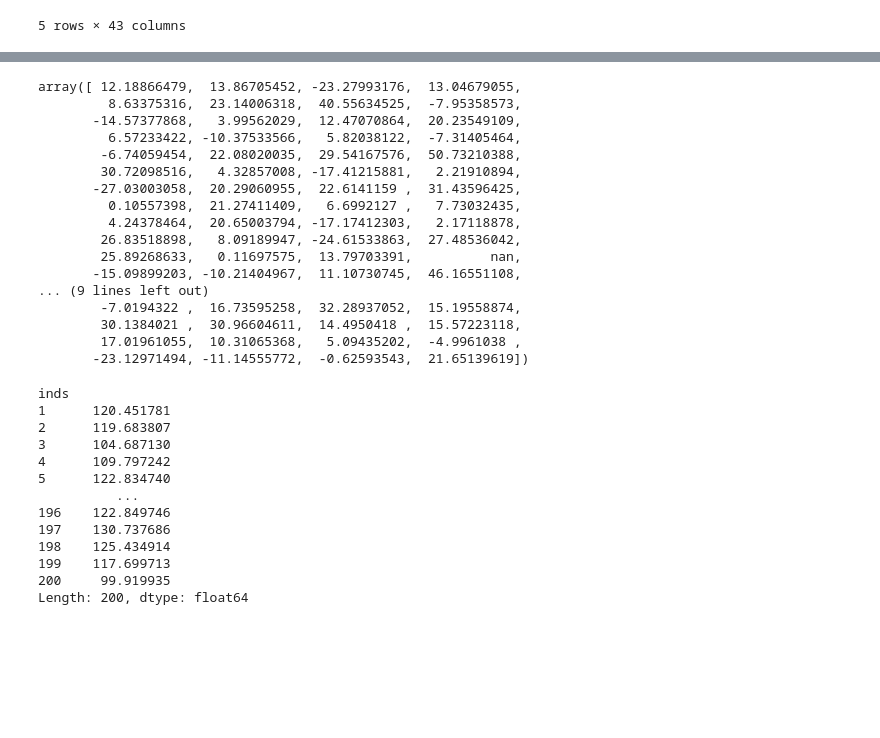
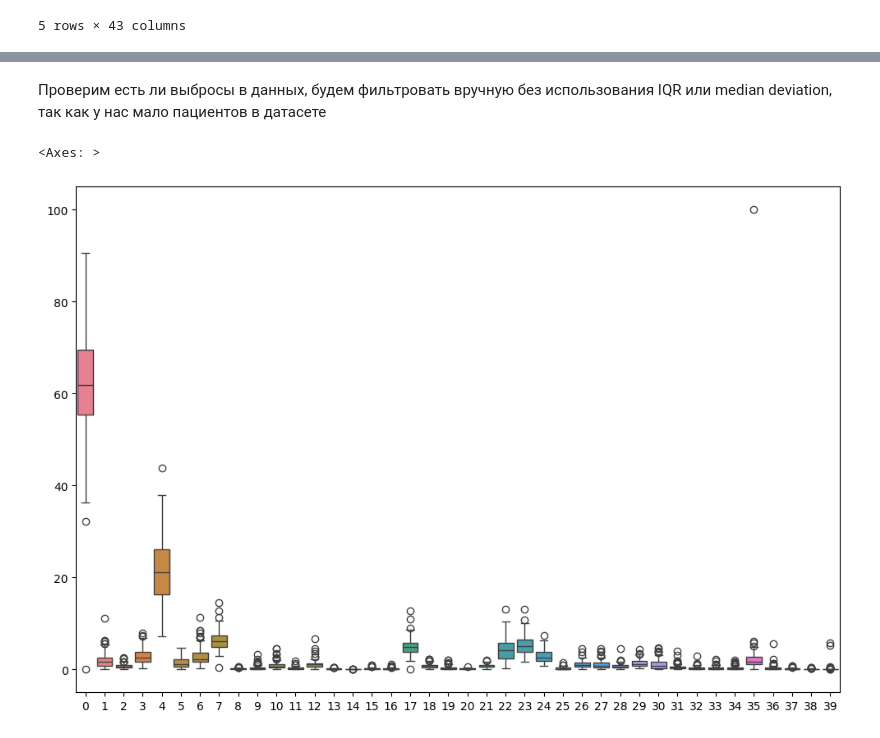
Before and after one commit to GlitchyHydra/boston_gene_test, a Jupyter notebook: task3.ipynb, the cells around one changed output, grey strips where cells are left out. Drawn from its saved outputs; the diff is of its cells as text; code cells hidden in the pictures; blank space fills up the shorter version.

```diff
--- a/task3.ipynb
+++ b/task3.ipynb
@@ -53,0 +93,3 @@ Name: Neutrophils, Length: 100, dtype: float64
+# %%
+df = df.loc[df['donor_num'] != 30]
+df.head()
@@ -53,0 +111,3 @@ Name: Neutrophils, Length: 100, dtype: float64
+# %%
+cols_only_predictors = df.columns[~df.columns.isin(['response', 'donor_num', 'Time point'])]
+cols_only_predictors
@@ -54,43 +130,9 @@ Name: Neutrophils, Length: 100, dtype: float64
+# %%
+rcParams['figure.figsize'] = 12,8
+# %% [markdown]
+Проверим есть ли выбросы в данных, будем фильтровать вручную без использования IQR или median deviation, так как у нас мало пациентов в датасете
 # %%
-df.loc[df['Time point'] == 2, 'Neutrophils'].to_numpy() - df.loc[df['Time point'] == 1, 'Neutrophils'].to_numpy()
+sns.boxplot(df.loc[df['Time point'] == 1, cols_only_predictors].to_numpy())
 # %% [output]
-array([ 12.18866479,  13.86705452, -23.27993176,  13.04679055,
-         8.63375316,  23.14006318,  40.55634525,  -7.95358573,
-       -14.57377868,   3.99562029,  12.47070864,  20.23549109,
-         6.57233422, -10.37533566,   5.82038122,  -7.31405464,
-        -6.74059454,  22.08020035,  29.54167576,  50.73210388,
-        30.72098516,   4.32857008, -17.41215881,   2.21910894,
-       -27.03003058,  20.29060955,  22.6141159 ,  31.43596425,
-         0.10557398,  21.27411409,   6.6992127 ,   7.73032435,
-         4.24378464,  20.65003794, -17.17412303,   2.17118878,
-        26.83518898,   8.09189947, -24.61533863,  27.48536042,
-        25.89268633,   0.11697575,  13.79703391,          nan,
-       -15.09899203, -10.21404967,  11.10730745,  46.16551108,
-... (9 lines left out)
-        -7.0194322 ,  16.73595258,  32.28937052,  15.19558874,
-        30.1384021 ,  30.96604611,  14.4950418 ,  15.57223118,
-        17.01961055,  10.31065368,   5.09435202,  -4.9961038 ,
-       -23.12971494, -11.14555772,  -0.62593543,  21.65139619])
+<Axes: >
+[figure, added]
-# %%
-df.loc[:, ['Neutrophils', 'Eosinophils', 'Basophils', 'B_cells', 'T_cells',
-       'NKT_cells', 'NK_cells', 'Monocytes',
-       'Plasmacytoid_Dendritic_cells', 'cDC1', 'cDC2', 'CD4_Naive_Tregs',
-       'CD4_Memory_Tregs', 'CD4_Central_Memory',
-       'CD4_Transitional_Memory', 'CD4_TEMRA', 'CD4_Effector_Memory',
-       'CD8_Naive_T_cells', 'CD8_Central_Memory', 'CD8_Transitional_Memory',
-       'CD8_TEMRA', 'CD8_Effector_Memory', 'MAIT_cells', 'gdT_Vdelta2+',
-       'gdT_Vdelta2-']].sum(axis=1)
-# %% [output]
-inds
-1      120.451781
-2      119.683807
-3      104.687130
-4      109.797242
-5      122.834740
-          ...
-196    122.849746
-197    130.737686
-198    125.434914
-199    117.699713
-200     99.919935
-Length: 200, dtype: float64
```
Also changed, not shown: parts of 147 cells of this notebook, 1 other file.
